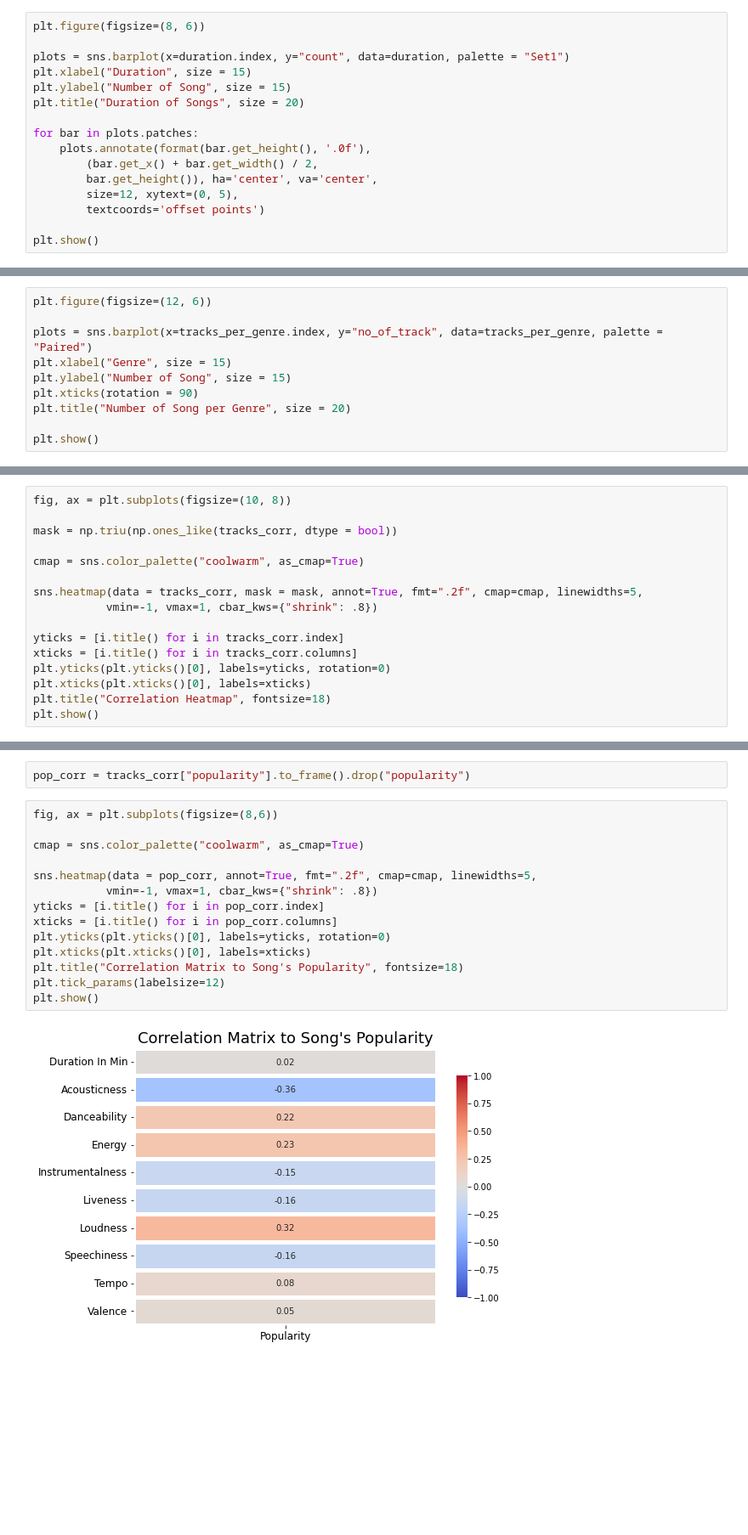
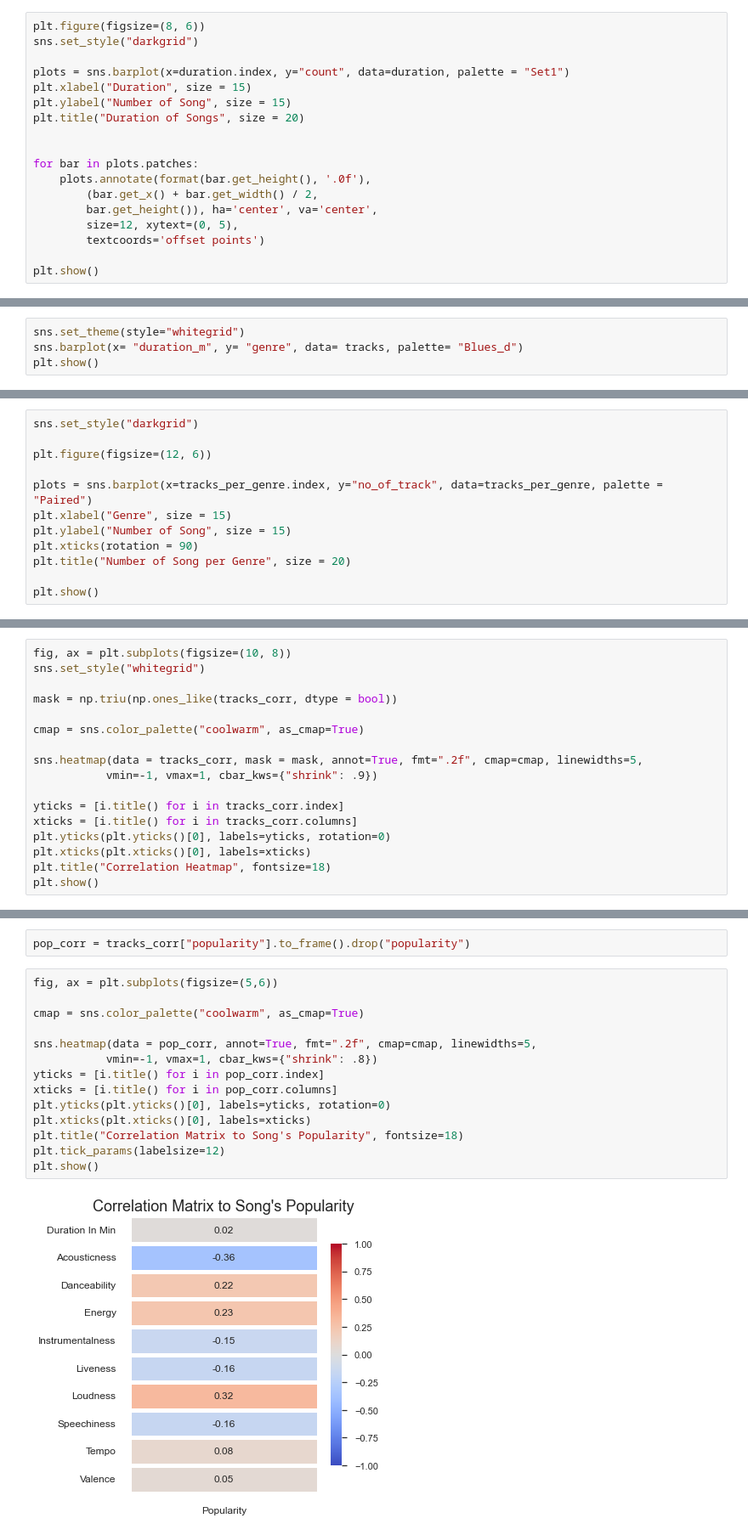
Before and after one commit to anjelitodevan/portfolio_projects, a Jupyter notebook: spotify_data_analysis.ipynb, the cells around one changed output, grey strips where cells are left out. Shown at 85% size. Drawn from its saved outputs; the diff is of its cells as text; blank space fills up the shorter version.

```diff
--- a/spotify_data_analysis.ipynb
+++ b/spotify_data_analysis.ipynb
@@ -180,11 +202,13 @@ duration
 | 15+ Min | 605 |
 # %%
 plt.figure(figsize=(8, 6))
+sns.set_style("darkgrid")
 
 plots = sns.barplot(x=duration.index, y="count", data=duration, palette = "Set1")
 plt.xlabel("Duration", size = 15)
 plt.ylabel("Number of Song", size = 15)
 plt.title("Duration of Songs", size = 20)
+
 
 for bar in plots.patches:
     plots.annotate(format(bar.get_height(), '.0f'),
@@ -198,0 +225,4 @@ plt.show()
+# %%
+sns.set_theme(style="whitegrid")
+sns.barplot(x= "duration_m", y= "genre", data= tracks, palette= "Blues_d")
+plt.show()
@@ -220,6 +252,8 @@ tracks_per_genre.head()
 | Anime | 8935 |
 | Classical | 8703 |
 # %%
+sns.set_style("darkgrid")
+
 plt.figure(figsize=(12, 6))
 
 plots = sns.barplot(x=tracks_per_genre.index, y="no_of_track", data=tracks_per_genre, palette = "Paired")
@@ -256,13 +290,14 @@ tracks_corr
 | valence | 0.049098 | -0.146919 | -0.348968 | 0.587775 | 0.449535 | -0.331535 | 0.005688 | ... |
 # %%
 fig, ax = plt.subplots(figsize=(10, 8))
+sns.set_style("whitegrid")
 
 mask = np.triu(np.ones_like(tracks_corr, dtype = bool))
 
 cmap = sns.color_palette("coolwarm", as_cmap=True)
 
 sns.heatmap(data = tracks_corr, mask = mask, annot=True, fmt=".2f", cmap=cmap, linewidths=5,
-           vmin=-1, vmax=1, cbar_kws={"shrink": .8})
+           vmin=-1, vmax=1, cbar_kws={"shrink": .9})
 
 yticks = [i.title() for i in tracks_corr.index]
 xticks = [i.title() for i in tracks_corr.columns]
@@ -283,18 +318,18 @@ tracks_corr.head(2)
 # %%
 pop_corr = tracks_corr["popularity"].to_frame().drop("popularity")
 # %%
-fig, ax = plt.subplots(figsize=(8,6))
+fig, ax = plt.subplots(figsize=(5,6))
 
 cmap = sns.color_palette("coolwarm", as_cmap=True)
 
 sns.heatmap(data = pop_corr, annot=True, fmt=".2f", cmap=cmap, linewidths=5,
            vmin=-1, vmax=1, cbar_kws={"shrink": .8})
 yticks = [i.title() for i in pop_corr.index]
 xticks = [i.title() for i in pop_corr.columns]
 plt.yticks(plt.yticks()[0], labels=yticks, rotation=0)
 plt.xticks(plt.xticks()[0], labels=xticks)
 plt.title("Correlation Matrix to Song's Popularity", fontsize=18)
 plt.tick_params(labelsize=12)
 plt.show()
 # %% [output]
-[figure, old version]
+[figure, new version]
```
Also changed, not shown: parts of 12 cells of this notebook.
